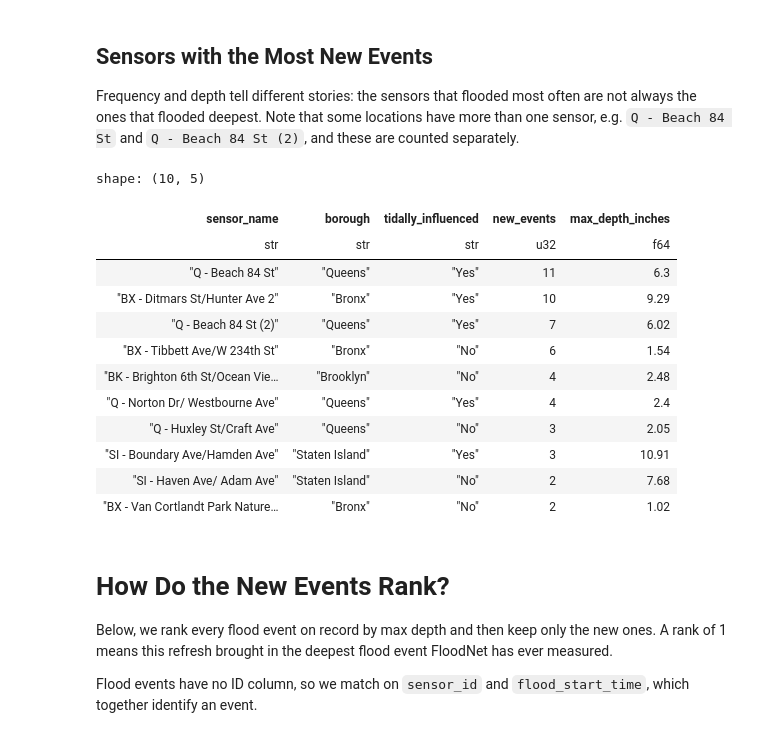
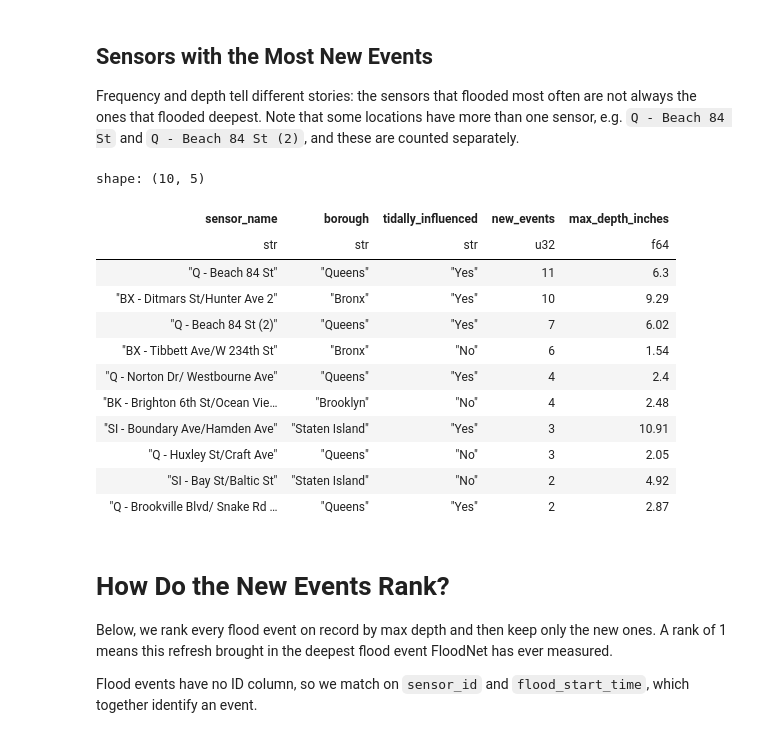
Before and after one commit to mebauer/floodnet-nyc-tutorial, a Jupyter notebook: 04-latest-refresh.ipynb, the cells around one changed output. Cells and saved outputs as stored; diff of their text form; code cells hidden in the pictures.

```diff
--- a/04-latest-refresh.ipynb
+++ b/04-latest-refresh.ipynb
@@ -151,29 +197,28 @@ shape: (2, 2)
 Frequency and depth tell different stories: the sensors that flooded most often are not always the ones that flooded deepest. Note that some locations have more than one sensor, e.g. `Q - Beach 84 St` and `Q - Beach 84 St (2)`, and these are counted separately.
 # %%
 # Top 10 sensors by number of new events
-(
-    new_meta_df.group_by("sensor_name", "borough", "tidally_influenced")
+(new_meta_df.group_by("sensor_name", "borough", "tidally_influenced")
     .agg(
         pl.len().alias("new_events"),
         pl.col("max_depth_inches").max().alias("max_depth_inches"),
     )
     .sort("new_events", descending=True)
     .head(10)
 )
 # %% [output]
 shape: (10, 5)
 | sensor_name | borough | tidally_influenced | new_events | max_depth_inches |
 | str | str | str | u32 | f64 |
 | "Q - Beach 84 St" | "Queens" | "Yes" | 11 | 6.3 |
 | "BX - Ditmars St/Hunter Ave 2" | "Bronx" | "Yes" | 10 | 9.29 |
 | "Q - Beach 84 St (2)" | "Queens" | "Yes" | 7 | 6.02 |
 | "BX - Tibbett Ave/W 234th St" | "Bronx" | "No" | 6 | 1.54 |
+| "Q - Norton Dr/ Westbourne Ave" | "Queens" | "Yes" | 4 | 2.4 |
 | "BK - Brighton 6th St/Ocean Vie… | "Brooklyn" | "No" | 4 | 2.48 |
-| "Q - Norton Dr/ Westbourne Ave" | "Queens" | "Yes" | 4 | 2.4 |
+| "SI - Boundary Ave/Hamden Ave" | "Staten Island" | "Yes" | 3 | 10.91 |
 | "Q - Huxley St/Craft Ave" | "Queens" | "No" | 3 | 2.05 |
-| "SI - Boundary Ave/Hamden Ave" | "Staten Island" | "Yes" | 3 | 10.91 |
-| "SI - Haven Ave/ Adam Ave" | "Staten Island" | "No" | 2 | 7.68 |
-| "BX - Van Cortlandt Park Nature… | "Bronx" | "No" | 2 | 1.02 |
+| "SI - Bay St/Baltic St" | "Staten Island" | "No" | 2 | 4.92 |
+| "Q - Brookville Blvd/ Snake Rd … | "Queens" | "Yes" | 2 | 2.87 |
 # %% [markdown]
 # How Do the New Events Rank?
 Below, we rank every flood event on record by max depth and then keep only the new ones. A rank of 1 means this refresh brought in the deepest flood event FloodNet has ever measured.
```
Also changed, not shown: parts of 16 cells of this notebook, 2 other files.
